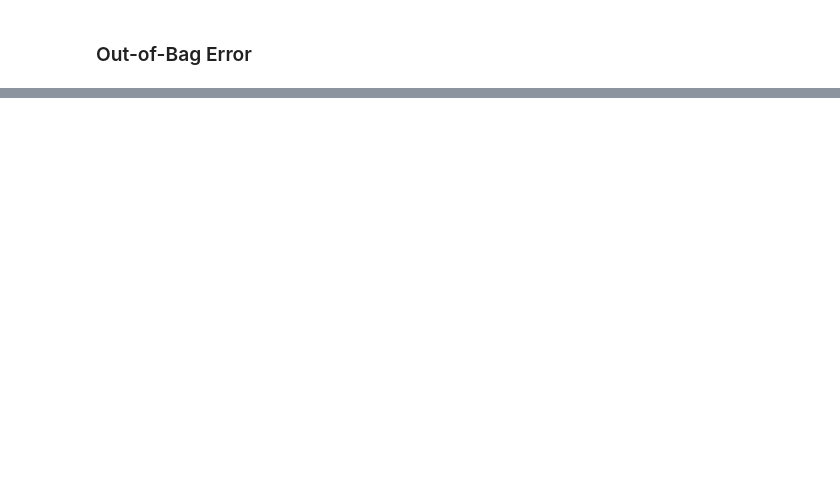
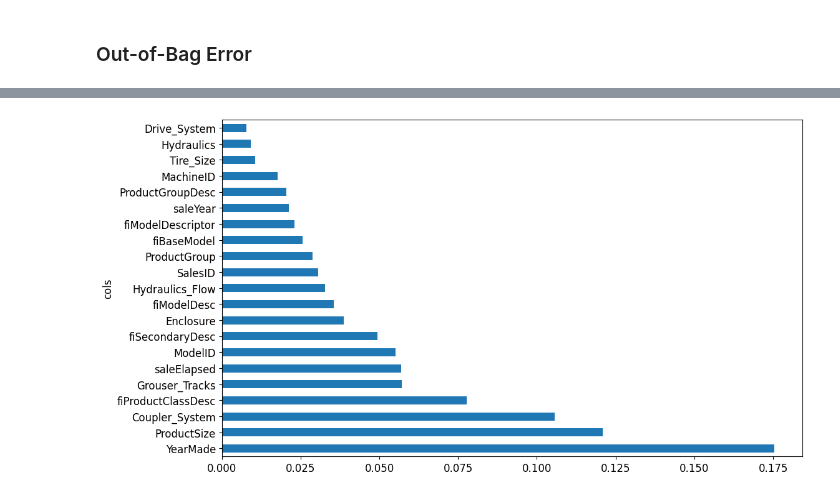
Before and after one commit to PawanKumar18/Bulldozer-Price-Prediction, a Jupyter notebook: predict-bulldozer-price.ipynb, the cells around one changed output, grey strips where cells are left out. Saved outputs shown, nothing was run; the diff lists cells and outputs as text; code cells hidden in the pictures; blank space fills up the shorter version.

```diff
--- a/predict-bulldozer-price.ipynb
+++ b/predict-bulldozer-price.ipynb
@@ -387,0 +444,5 @@ r_mse(m.oob_prediction_, y)
+# %%
+xs_imp = xs[to_keep]
+valid_xs_imp = valid_xs[to_keep]
+# %%
+m = rf(xs_imp, y)
@@ -387,0 +457,4 @@ r_mse(m.oob_prediction_, y)
+# %%
+plot_fi(rf_feat_importance(m, xs_imp));
+# %% [output]
+[figure, added]
```
Also changed, not shown: parts of 78 cells of this notebook.
